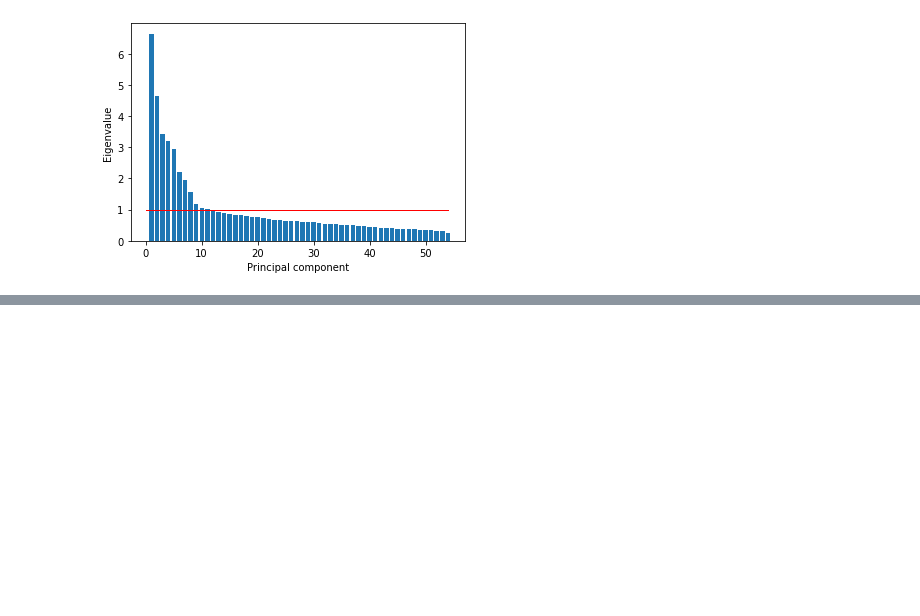
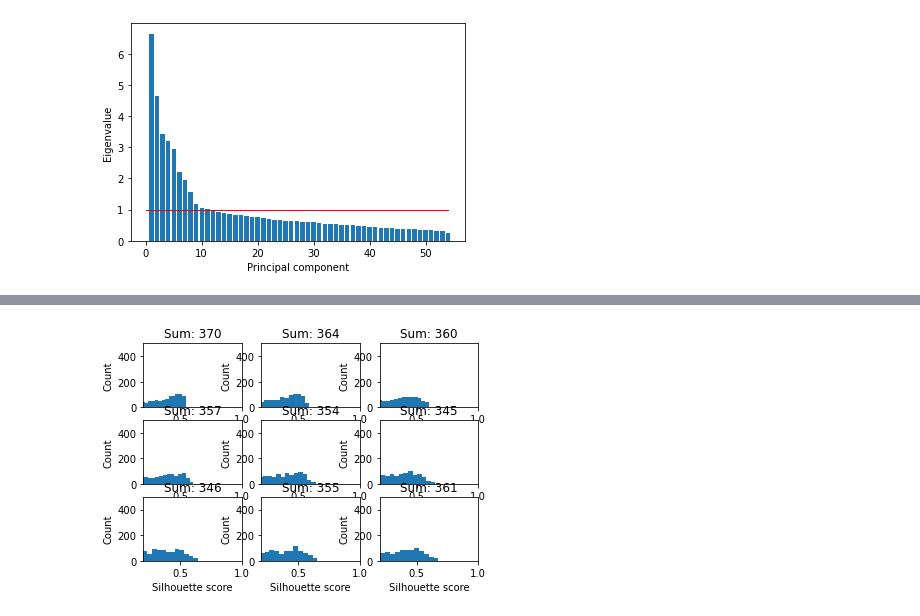
Before and after one commit to yjlee0905/Intro-to-Data-Science, a Jupyter notebook: Project3/Project3.ipynb, the cells around one changed output, grey strips where cells are left out. Saved outputs shown, nothing was run; the diff lists cells and outputs as text; code cells hidden in the pictures; blank space fills up the shorter version.

```diff
--- a/Project3/Project3.ipynb
+++ b/Project3/Project3.ipynb
@@ -92,0 +113,28 @@ Text(0, 0.5, 'Hardness of course')
+# %%
+# Init:
+numClusters = 11 # how many clusters are we looping over? (from 2 to 10)
+Q = np.empty([numClusters,1]) # init container to store sums
+Q[:] = np.NaN # convert to NaN
+
+# Store our transformed data - the predictors - as X:
+X = np.transpose(np.array([rotatedData[:,0],rotatedData[:,1]]))
+
+# Compute kMeans:
+for ii in range(2, 11): # Loop through each cluster (from 2 to 10!)
+    kMeans = KMeans(n_clusters = int(ii)).fit(X) # compute kmeans
+    cId = kMeans.labels_ # vector of cluster IDs that the row belongs to
+    cCoords = kMeans.cluster_centers_ # coordinate location for center of each cluster
+    s = silhouette_samples(X,cId) # compute the mean silhouette coefficient of all samples
+    # print(s.shape)
+    Q[ii-2] = sum(s) # take sum
+    #print(int(Q[ii-2]))
+    # Plot data:
+    plt.subplot(3,3,ii-1)
+    plt.hist(s,bins=20)
+    plt.xlim(0.2,1)
+    plt.ylim(0,500)
+    plt.xlabel('Silhouette score')
+    plt.ylabel('Count')
+    plt.title('Sum: {}'.format(int(Q[ii-2]))) # sum rounded to nearest integer
+# %% [output]
+[figure, added]
```
Also changed, not shown: parts of 14 cells of this notebook.
